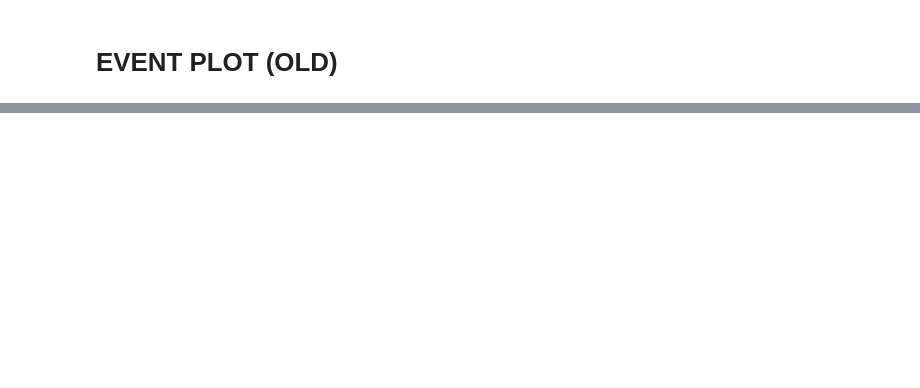
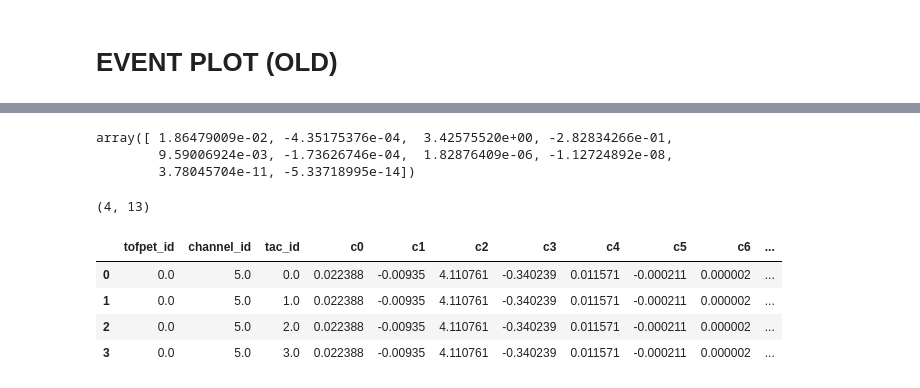
Before and after one commit to viherbos/PETALO_analysis, a Jupyter notebook: playground.ipynb, the cells around one changed output, grey strips where cells are left out. Saved outputs shown, nothing was run; the diff lists cells and outputs as text; code cells hidden in the pictures; blank space fills up the shorter version.

```diff
--- a/playground.ipynb
+++ b/playground.ipynb
@@ -243,0 +350,4 @@ HAMA_VUV[38]
+# %%
+fig = plt.figure()
+axis = fig.add_subplot(111)
+poly_conf = TPcal.QDC_fit_p(data_df,5,1,plot=True,axis=axis)#,sigmas=np.ones(12),axis=axis)
@@ -243,0 +357,26 @@ HAMA_VUV[38]
+# %%
+poly_conf
+# %% [output]
+array([ 1.86479009e-02, -4.35175376e-04,  3.42575520e+00, -2.82834266e-01,
+        9.59006924e-03, -1.73626746e-04,  1.82876409e-06, -1.12724892e-08,
+        3.78045704e-11, -5.33718995e-14])
+# %%
+tofpet_id  = np.array([0,0,0,0]).reshape(4,1)
+channel_id = np.array([5,5,5,5]).reshape(4,1)
+tac_id     = np.array([0,1,2,3]).reshape(4,1)
+poly_v     = poly_conf.reshape(-1,10)
+poly_v     = np.concatenate((poly_v,poly_v,poly_v,poly_v))
+
+coeff_array = np.concatenate((tofpet_id,channel_id,tac_id,poly_v),axis=1)
+print(coeff_array.shape)
+
+coef_df = pd.DataFrame(coeff_array,columns=['tofpet_id', 'channel_id', 'tac_id','c0',
+                                            'c1', 'c2', 'c3', 'c4', 'c5', 'c6', 'c7', 'c8', 'c9'])
+coef_df
+# %% [output]
+(4, 13)
+|  | tofpet_id | channel_id | tac_id | c0 | c1 | c2 | c3 | c4 | c5 | c6 | ... |
+| 0 | 0.0 | 5.0 | 0.0 | 0.022388 | -0.00935 | 4.110761 | -0.340239 | 0.011571 | -0.000211 | 0.000002 | ... |
+| 1 | 0.0 | 5.0 | 1.0 | 0.022388 | -0.00935 | 4.110761 | -0.340239 | 0.011571 | -0.000211 | 0.000002 | ... |
+| 2 | 0.0 | 5.0 | 2.0 | 0.022388 | -0.00935 | 4.110761 | -0.340239 | 0.011571 | -0.000211 | 0.000002 | ... |
+| 3 | 0.0 | 5.0 | 3.0 | 0.022388 | -0.00935 | 4.110761 | -0.340239 | 0.011571 | -0.000211 | 0.000002 | ... |
```
Also changed, not shown: parts of 61 cells of this notebook, 3 other files.
